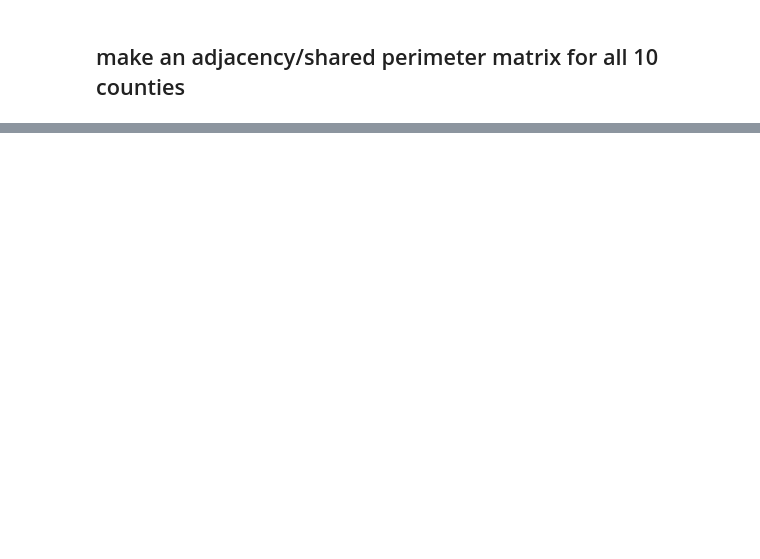
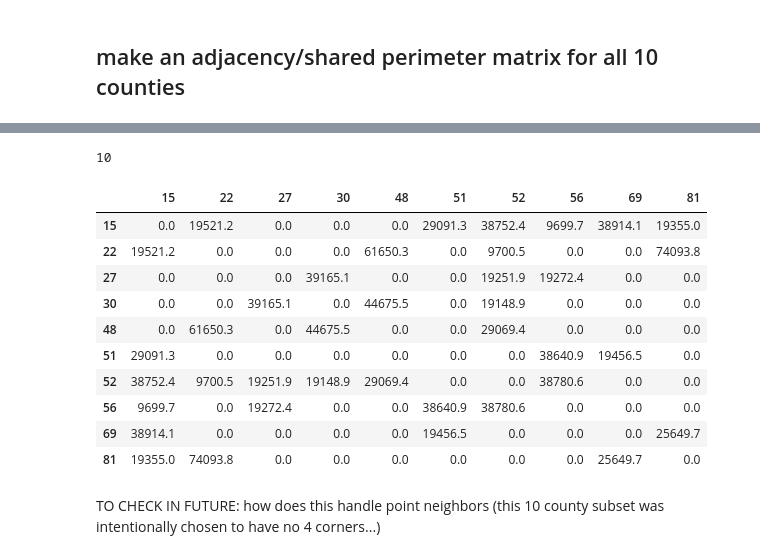
Before and after one commit to stefaniegwangphd/ia-redistricting, a Jupyter notebook: Iowa_redistricting_miniset_for_perim.ipynb, the cells around one changed output, grey strips where cells are left out. Drawn from its saved outputs; the diff is of its cells as text; code cells hidden in the pictures; blank space fills up the shorter version.

```diff
--- a/Iowa_redistricting_miniset_for_perim.ipynb
+++ b/Iowa_redistricting_miniset_for_perim.ipynb
@@ -713,15 +714,0 @@ array([[0., 0., 0., 0., 0., 0., 0., 0., 0., 0.],
-# %%
-# sharedperim_matrix = pd.DataFrame()
-sharedperim_matrix = np.zeros((n_counties,n_counties))
-
-for j in range(n_counties):
-    county_j = gdf_subState_testing.geometry[j]
-    for i in range(n_counties):
-        if j != i :
-            county_i = gdf_subState_testing.geometry[i]
-            intersection_length = county_j.intersection(county_i)
-            sharedperim_matrix[i,j] = intersection_length.length
-        else:
-            sharedperim_matrix[i,j]=0
-
-sharedperim_matrix
@@ -745,0 +715,54 @@ array([[    0.        , 19521.18003827,     0.        ,     0.        ,
+# %%
+# re-printing in case missing
+n_counties
+# %% [output]
+10
+# %%
+# sharedperim_matrix = pd.DataFrame()
+sharedperim_array = np.zeros((n_counties,n_counties))
+
+for j in range(n_counties):
+    county_j = new_districts_shapefile_projected.geometry[j]
+    for i in range(n_counties):
+        if j < i :      # j strictly less than i - just one triangle
+            county_i = new_districts_shapefile_projected.geometry[i]
+            intersection_length = county_j.intersection(county_i)
+            sharedperim_array[i,j] = intersection_length.length
+            sharedperim_array[j,i] = intersection_length.length
+        elif j == i:
+            sharedperim_array[i,j]=0
+
+# sharedperim_array
+# array is kind of ugly, so make it a df like other stuff?
+
+## =================================
+
+#default (0,...,9) indexing:
+sharedperim_df_defaultIndex = pd.DataFrame(sharedperim_array)
+
+## _________________________________
+
+# zp_county is an array of the county vector ids (as strings)
+#maybe should set this up higher in the notebook?
+county_id_vector = zp_county.astype(int)
+
+# to specifically index rows/columns with our county ids:
+sharedperim_df_trueIndex = pd.DataFrame(sharedperim_array,columns=county_id_vector,index=county_id_vector)
+
+
+# display rounded version for ease of viewing (round to the nearest meter):
+sharedperim_df_trueIndex.round(1)
+# %% [output]
+|  | 15 | 22 | 27 | 30 | 48 | 51 | 52 | 56 | 69 | 81 |
+| 15 | 0.0 | 19521.2 | 0.0 | 0.0 | 0.0 | 29091.3 | 38752.4 | 9699.7 | 38914.1 | 19355.0 |
+| 22 | 19521.2 | 0.0 | 0.0 | 0.0 | 61650.3 | 0.0 | 9700.5 | 0.0 | 0.0 | 74093.8 |
+| 27 | 0.0 | 0.0 | 0.0 | 39165.1 | 0.0 | 0.0 | 19251.9 | 19272.4 | 0.0 | 0.0 |
+| 30 | 0.0 | 0.0 | 39165.1 | 0.0 | 44675.5 | 0.0 | 19148.9 | 0.0 | 0.0 | 0.0 |
+| 48 | 0.0 | 61650.3 | 0.0 | 44675.5 | 0.0 | 0.0 | 29069.4 | 0.0 | 0.0 | 0.0 |
+| 51 | 29091.3 | 0.0 | 0.0 | 0.0 | 0.0 | 0.0 | 0.0 | 38640.9 | 19456.5 | 0.0 |
+| 52 | 38752.4 | 9700.5 | 19251.9 | 19148.9 | 29069.4 | 0.0 | 0.0 | 38780.6 | 0.0 | 0.0 |
+| 56 | 9699.7 | 0.0 | 19272.4 | 0.0 | 0.0 | 38640.9 | 38780.6 | 0.0 | 0.0 | 0.0 |
+| 69 | 38914.1 | 0.0 | 0.0 | 0.0 | 0.0 | 19456.5 | 0.0 | 0.0 | 0.0 | 25649.7 |
+| 81 | 19355.0 | 74093.8 | 0.0 | 0.0 | 0.0 | 0.0 | 0.0 | 0.0 | 25649.7 | 0.0 |
+# %% [markdown]
+TO CHECK IN FUTURE: how does this handle point neighbors (this 10 county subset was intentionally chosen to have no 4 corners...)
```
Also changed, not shown: parts of 105 cells of this notebook.
